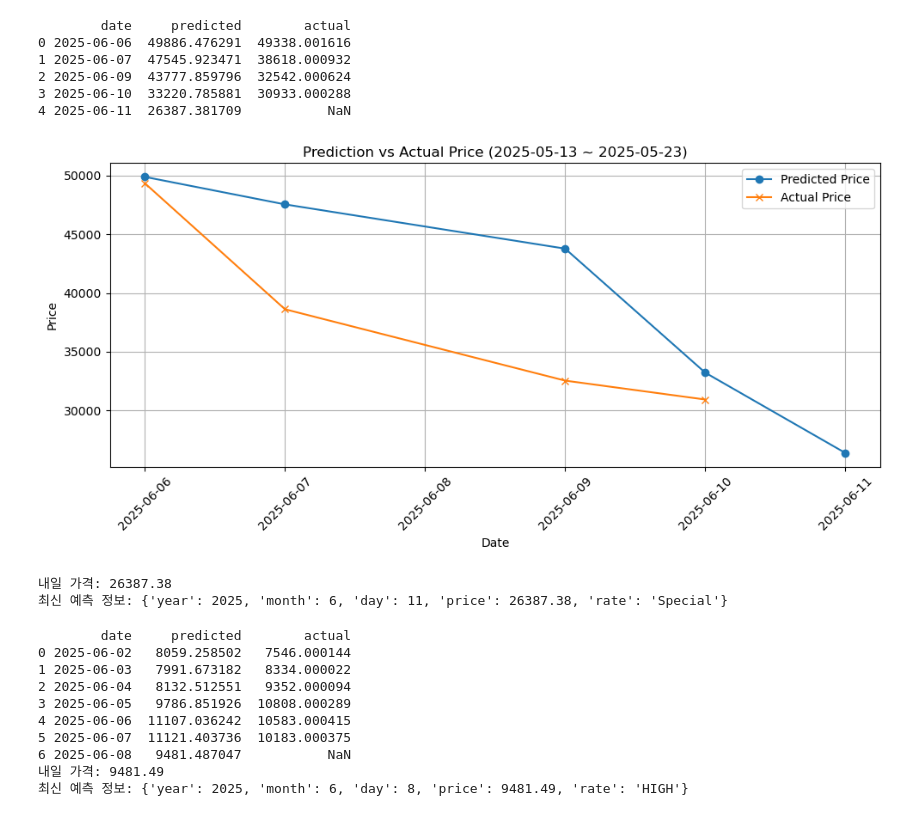
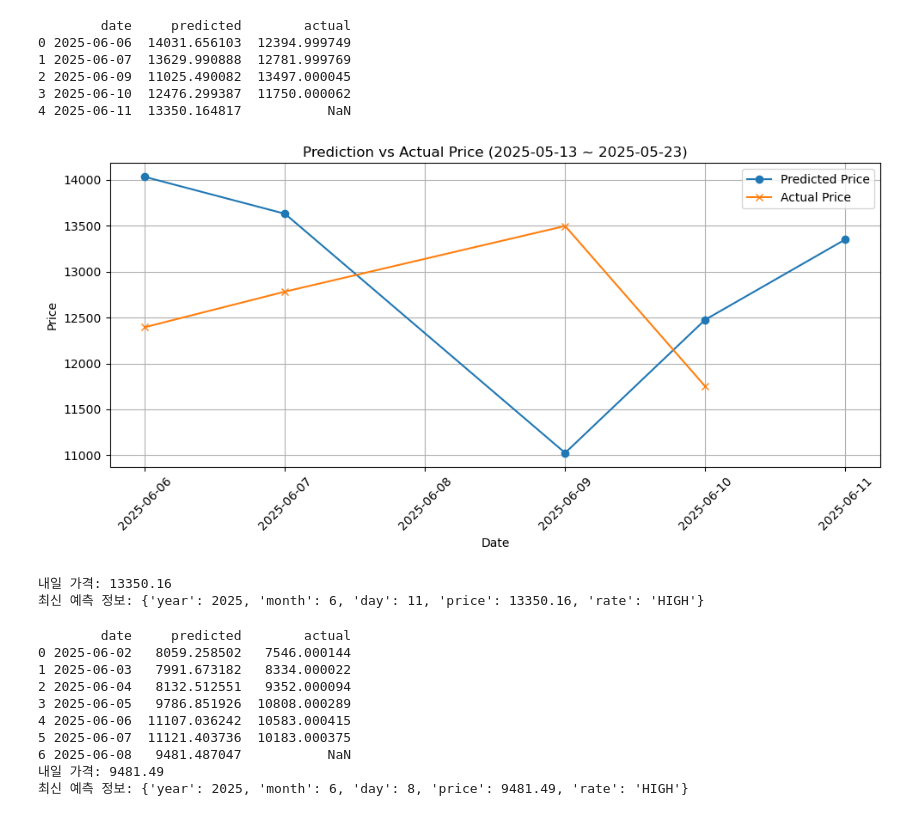
Before and after one commit to wjyi0615/Justick_AI, a Jupyter notebook: Data_250610/class_cabbage_predictor_last.ipynb, the cells around one changed output. Cells and saved outputs as stored; diff of their text form; code cells hidden in the pictures.

```diff
--- a/Data_250610/class_cabbage_predictor_last.ipynb
+++ b/Data_250610/class_cabbage_predictor_last.ipynb
@@ -221,45 +221,45 @@ import pandas as pd
 import matplotlib.pyplot as plt
 
 # 예측 실행
-df = pd.read_csv("potato_separated.csv")
+df = pd.read_csv("radish_separated.csv")
 predictor = CabbagePredictor()
-predictor.fit(df, cutoff_date="2025-06-1", months=[4,5,6,7,8], rate="Special")
+predictor.fit(df, cutoff_date="2025-06-5", months=[5,6,7], rate="HIGH")
 predictor.save(rate="Special")
 
 #
 result_df = pd.DataFrame(predictor.results, columns=['date', 'predicted', 'actual'])
 result_df['date'] = pd.to_datetime(result_df['date'])
 
 # 원하는 구간 추출
 filtered = result_df[(result_df['date'] >= '2025-04-19') & (result_df['date'] <= '2025-06-11')]
 print(filtered)
 
 # 시각화
 plt.figure(figsize=(10, 5))
 plt.plot(filtered['date'], filtered['predicted'], label='Predicted Price', marker='o')
 plt.plot(filtered['date'], filtered['actual'], label='Actual Price', marker='x')
 plt.title('Prediction vs Actual Price (2025-05-13 ~ 2025-05-23)')
 plt.xlabel('Date')
 plt.ylabel('Price')
 plt.legend()
 plt.grid(True)
 plt.xticks(rotation=45)
 plt.tight_layout()
 plt.show()
 
 # 마지막 예측 결과 출력
 print("내일 가격:", round(predictor.predict_next(), 2))
 print("최신 예측 정보:", predictor.post_latest())
 # %% [output]
         date     predicted        actual
-0 2025-06-06  49886.476291  49338.001616
-1 2025-06-07  47545.923471  38618.000932
-2 2025-06-09  43777.859796  32542.000624
-3 2025-06-10  33220.785881  30933.000288
-4 2025-06-11  26387.381709           NaN
+0 2025-06-06  14031.656103  12394.999749
+1 2025-06-07  13629.990888  12781.999769
+2 2025-06-09  11025.490082  13497.000045
+3 2025-06-10  12476.299387  11750.000062
+4 2025-06-11  13350.164817           NaN
-[figure, old version]
+[figure, new version]
-내일 가격: 26387.38
-최신 예측 정보: {'year': 2025, 'month': 6, 'day': 11, 'price': 26387.38, 'rate': 'Special'}
+내일 가격: 13350.16
+최신 예측 정보: {'year': 2025, 'month': 6, 'day': 11, 'price': 13350.16, 'rate': 'HIGH'}
 # %%
 df = pd.read_csv("tomato_separated.csv")
 predictor = CabbagePredictor()
```
Also changed, not shown: 4 other files.
